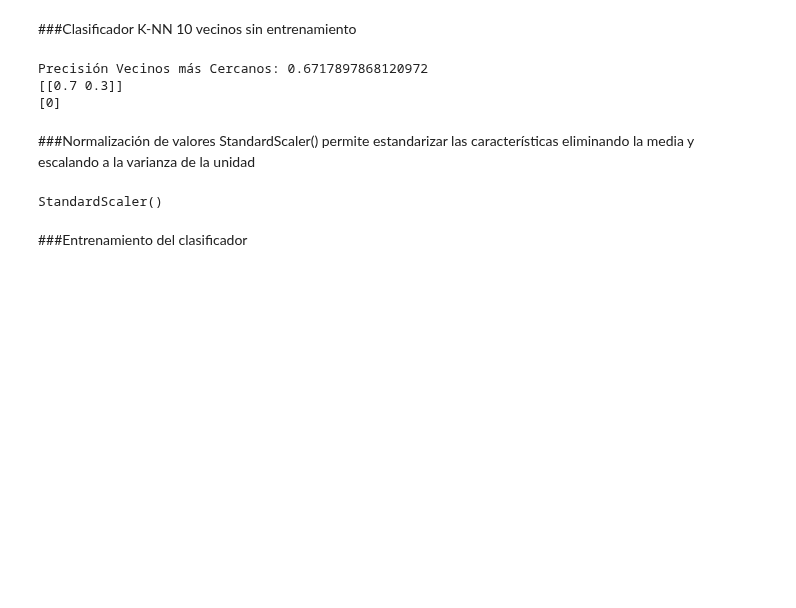
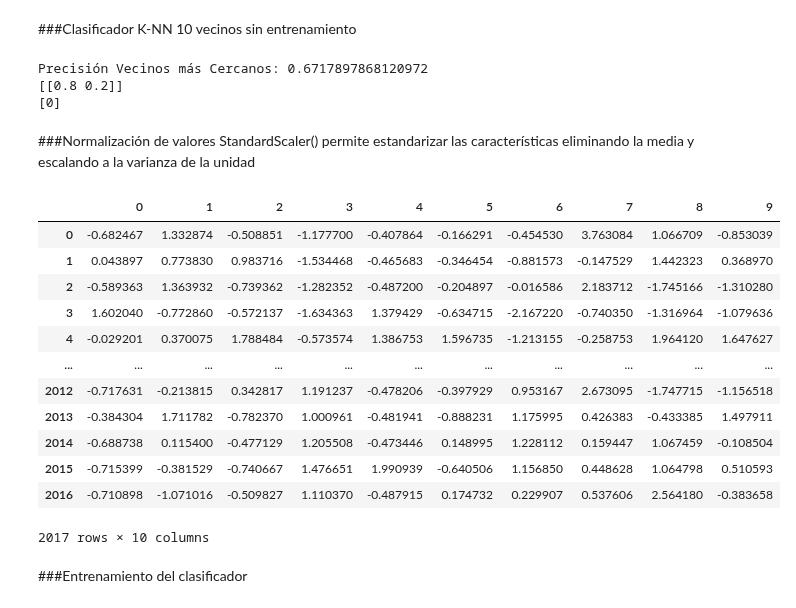
Before and after one commit to RonnyGuevara/Machine-Learning, a Jupyter notebook: TP3/TP3_ML.ipynb, the cells around one changed output. Cells and saved outputs as stored; diff of their text form; code cells hidden in the pictures; blank space fills up the shorter version.

```diff
--- a/TP3/TP3_ML.ipynb
+++ b/TP3/TP3_ML.ipynb
@@ -320,11 +334,11 @@ knn = neighbors.KNeighborsClassifier(n_neighbors=10)
 knn.fit(X1, y1)
 Y1_pred = knn.predict(X1)
 print('Precisión Vecinos más Cercanos: {}'.format(knn.score(X1, y1)))
-print(knn.predict_proba([[1,1,1,1,1,1,1,1,1,1]]))
-print(knn.predict([[1,1,1,1,1,1,1,1,1,1]]))
+print(knn.predict_proba([[0.01020,0.833,204600,0.434,0.021900, 0.1650,-8.795,0.4310,150.062,0.286]]))
+print(knn.predict([[0.01020,0.833,204600,0.434,0.021900, 0.1650,-8.795,0.4310,150.062,0.286]]))
 # %% [output]
 Precisión Vecinos más Cercanos: 0.6717897868120972
-[[0.7 0.3]]
+[[0.8 0.2]]
 [0]
 # %% [markdown]
 ###Normalización de valores
@@ -332,11 +346,26 @@ StandardScaler() permite estandarizar las características eliminando la media y
 # %%
 from sklearn.preprocessing import StandardScaler
 scaler = StandardScaler()
 X2 = np.array(attributes_spotify_df.drop(['target','key','mode','time_signature','song_title','artist'], 1))
 y2 = np.array(attributes_spotify_df['target'])
 scaler.fit(X2)
+X_new = scaler.transform(X2)
+X_norm = pd.DataFrame(X_new)
+X_norm
 # %% [output]
+|  | 0 | 1 | 2 | 3 | 4 | 5 | 6 | 7 | 8 | 9 |
+| 0 | -0.682467 | 1.332874 | -0.508851 | -1.177700 | -0.407864 | -0.166291 | -0.454530 | 3.763084 | 1.066709 | -0.853039 |
+| 1 | 0.043897 | 0.773830 | 0.983716 | -1.534468 | -0.465683 | -0.346454 | -0.881573 | -0.147529 | 1.442323 | 0.368970 |
+| 2 | -0.589363 | 1.363932 | -0.739362 | -1.282352 | -0.487200 | -0.204897 | -0.016586 | 2.183712 | -1.745166 | -1.310280 |
+| 3 | 1.602040 | -0.772860 | -0.572137 | -1.634363 | 1.379429 | -0.634715 | -2.167220 | -0.740350 | -1.316964 | -1.079636 |
+| 4 | -0.029201 | 0.370075 | 1.788484 | -0.573574 | 1.386753 | 1.596735 | -1.213155 | -0.258753 | 1.964120 | 1.647627 |
+| ... | ... | ... | ... | ... | ... | ... | ... | ... | ... | ... |
+| 2012 | -0.717631 | -0.213815 | 0.342817 | 1.191237 | -0.478206 | -0.397929 | 0.953167 | 2.673095 | -1.747715 | -1.156518 |
+| 2013 | -0.384304 | 1.711782 | -0.782370 | 1.000961 | -0.481941 | -0.888231 | 1.175995 | 0.426383 | -0.433385 | 1.497911 |
+| 2014 | -0.688738 | 0.115400 | -0.477129 | 1.205508 | -0.473446 | 0.148995 | 1.228112 | 0.159447 | 1.067459 | -0.108504 |
+| 2015 | -0.715399 | -0.381529 | -0.740667 | 1.476651 | 1.990939 | -0.640506 | 1.156850 | 0.448628 | 1.064798 | 0.510593 |
+| 2016 | -0.710898 | -1.071016 | -0.509827 | 1.110370 | -0.487915 | 0.174732 | 0.229907 | 0.537606 | 2.564180 | -0.383658 |
-StandardScaler()
+2017 rows × 10 columns
 # %% [markdown]
 ###Entrenamiento del clasificador
 # %%
```
Also changed, not shown: parts of 25 cells of this notebook.
